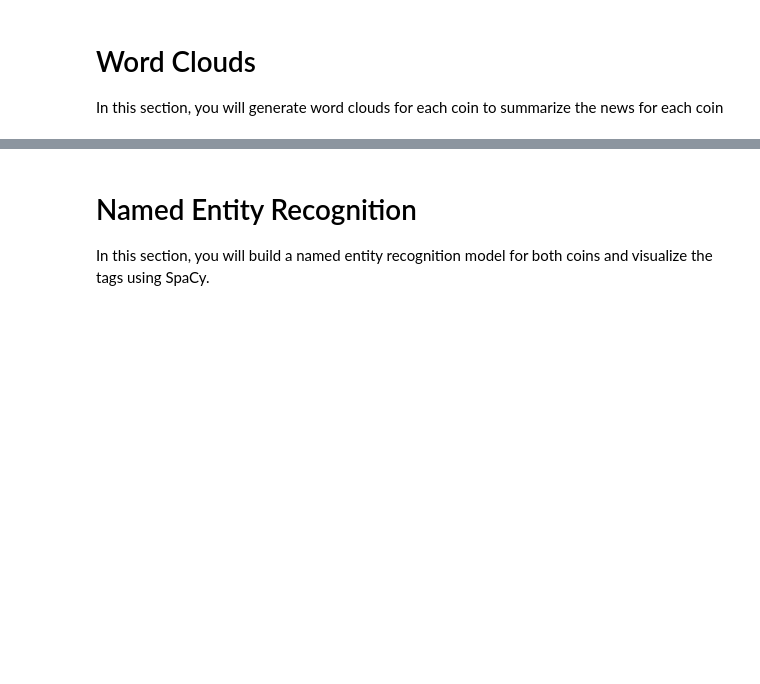
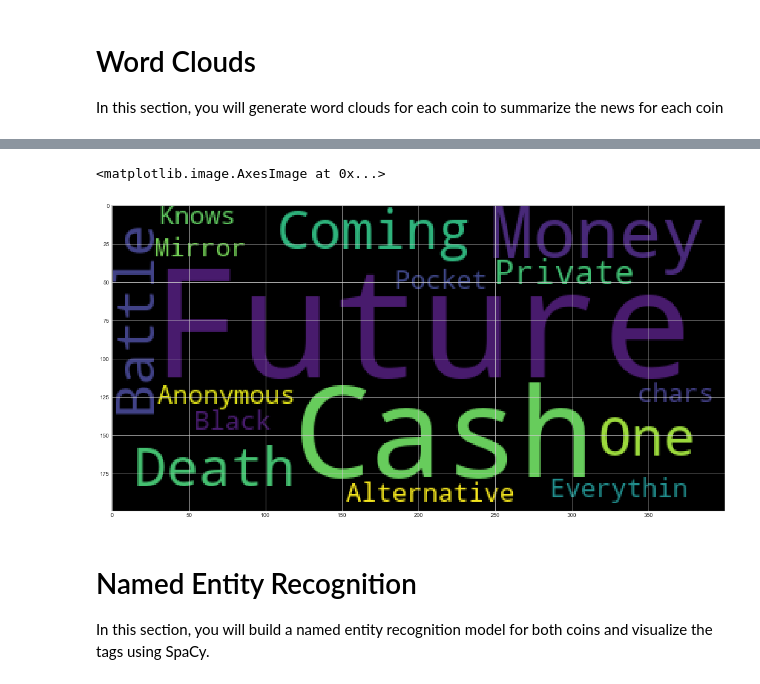
Before and after one commit to GonzaloGarciaContreras/hw12-nlp, a Jupyter notebook: code/crypto_sentiment_ggc.ipynb, the cells around one changed output, grey strips where cells are left out. Drawn from its saved outputs; the diff is of its cells as text; code cells hidden in the pictures; blank space fills up the shorter version.

```diff
--- a/code/crypto_sentiment_ggc.ipynb
+++ b/code/crypto_sentiment_ggc.ipynb
@@ -501,3 +524,9 @@ mpl.rcParams['figure.figsize'] = [20.0, 10.0]
+# %%
+wc = WordCloud().generate(ethereum_articles["articles"][0]['content'])
+plt.imshow(wc)
+# %% [output]
+<matplotlib.image.AxesImage at 0x...>
+[figure, added]
 # %% [markdown]
 # Named Entity Recognition
 
```
Also changed, not shown: parts of 5 cells of this notebook.
